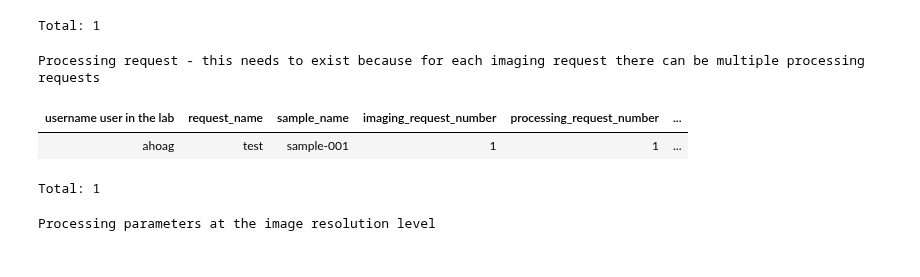
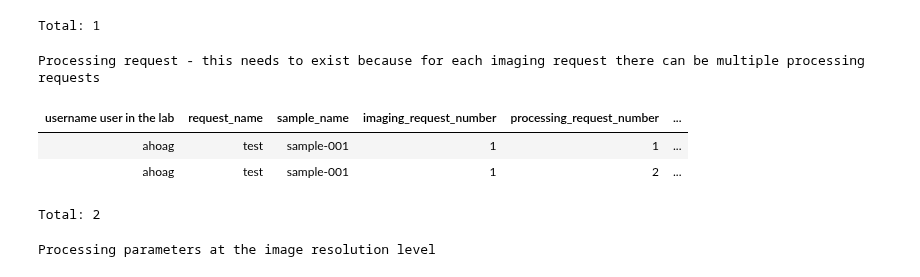
Before and after one commit to BrainCOGS/lightserv, a Jupyter notebook: notebooks/datajoint_sandbox.ipynb, the cells around one changed output. Drawn from its saved outputs; the diff is of its cells as text; code cells hidden in the pictures.

Commit message:
new processing request supported

```diff
--- a/notebooks/datajoint_sandbox.ipynb
+++ b/notebooks/datajoint_sandbox.ipynb
@@ -66,9 +86,11 @@ Imaging parameters for a channel, belonging to a sample
 | ahoag | test | sample-001 | 1 | 1.3x |  | ... |
 Total: 1
 # %%
-schema.Sample.ProcessingRequest()
+processing_request_contents = schema.Sample.ProcessingRequest()
+processing_request_contents
 # %% [output]
 Processing request - this needs to exist because for each imaging request there can be multiple processing requests
 | username user in the lab | request_name | sample_name | imaging_request_number | processing_request_number | ... |
 | ahoag | test | sample-001 | 1 | 1 | ... |
+| ahoag | test | sample-001 | 1 | 2 | ... |
-Total: 1
+Total: 2
```
Also changed, not shown: parts of 7 cells of this notebook, 5 other files.
